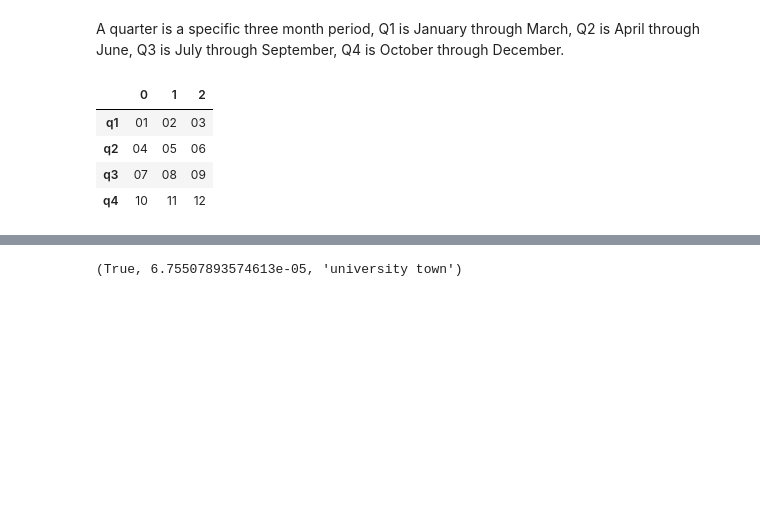
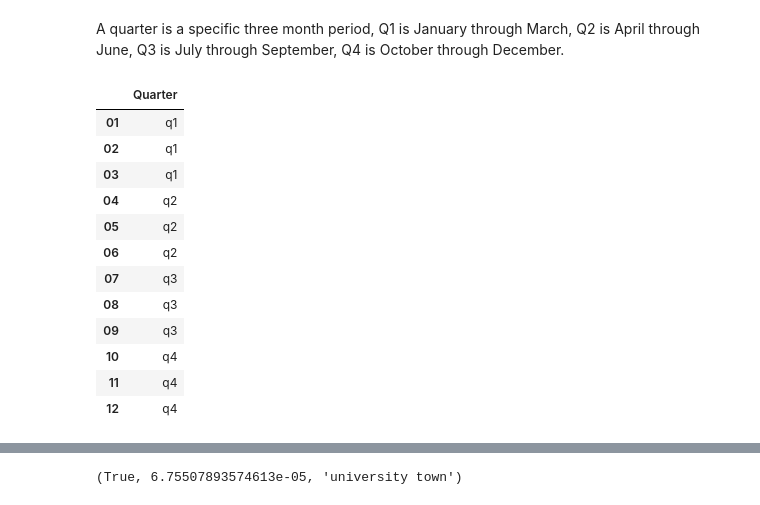
Before and after one commit to aicharya/DSA_Python, a Jupyter notebook: HypothesisTestingAssignment4_AnswersWithoutCode(CMB Summission)-.ipynb, the cells around one changed output, grey strips where cells are left out. Saved outputs shown, nothing was run; the diff lists cells and outputs as text; code cells hidden in the pictures; blank space fills up the shorter version.

```diff
--- a/HypothesisTestingAssignment4_AnswersWithoutCode(CMB Summission)-.ipynb
+++ b/HypothesisTestingAssignment4_AnswersWithoutCode(CMB Summission)-.ipynb
@@ -560,19 +564,35 @@ Index(['1996-04', '1996-05', '1996-06', '1996-07', '1996-08', '1996-09',
 A quarter is a specific three month period, Q1 is January through March, Q2 is April through June, Q3 is July through September, Q4 is October through December.
 # %%
 d = {
-    'q1' : [ '01', '02', '03' ],
-    'q2' : [ '04', '05', '06' ],
-    'q3' : [ '07', '08', '09' ],
-    'q4' : [ '10', '11', '12' ]
+'01' : ['q1'],
+'02' : ['q1'],
+'03' : ['q1'],
+'04' : ['q2'],
+'05' : ['q2'],
+'06' : ['q2'],
+'07' : ['q3'],
+'08' : ['q3'],
+'09' : ['q3'],
+'10' : ['q4'],
+'11' : ['q4'],
+'12' : ['q4']
 }
 
-qDF = pd.DataFrame(data=d).transpose()
+qDF = pd.DataFrame(data=d, index = ['Quarter']).transpose()
 qDF
 # %% [output]
-|  | 0 | 1 | 2 |
-| q1 | 01 | 02 | 03 |
-| q2 | 04 | 05 | 06 |
-| q3 | 07 | 08 | 09 |
-| q4 | 10 | 11 | 12 |
+|  | Quarter |
+| 01 | q1 |
+| 02 | q1 |
+| 03 | q1 |
+| 04 | q2 |
+| 05 | q2 |
+| 06 | q2 |
+| 07 | q3 |
+| 08 | q3 |
+| 09 | q3 |
+| 10 | q4 |
+| 11 | q4 |
+| 12 | q4 |
 # %%
 def monthToQtr(month):
```
Also changed, not shown: parts of 19 cells of this notebook.
